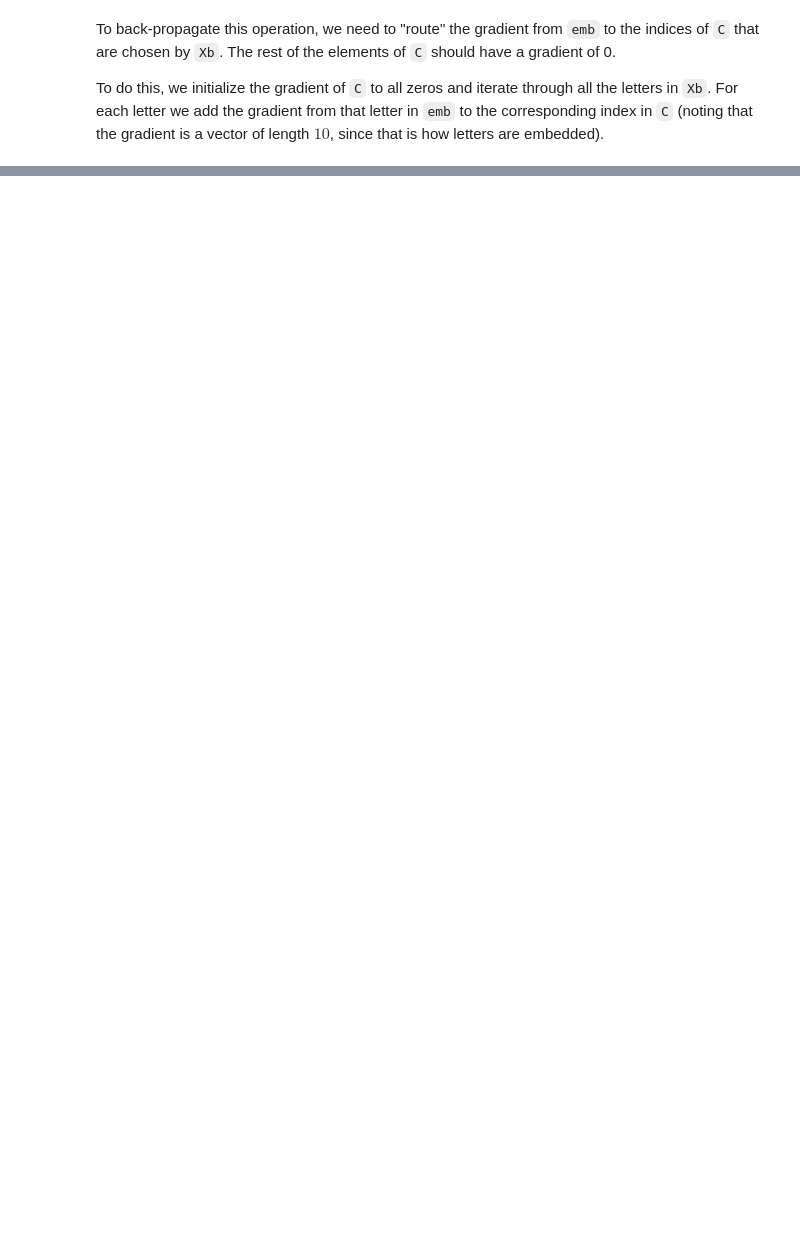
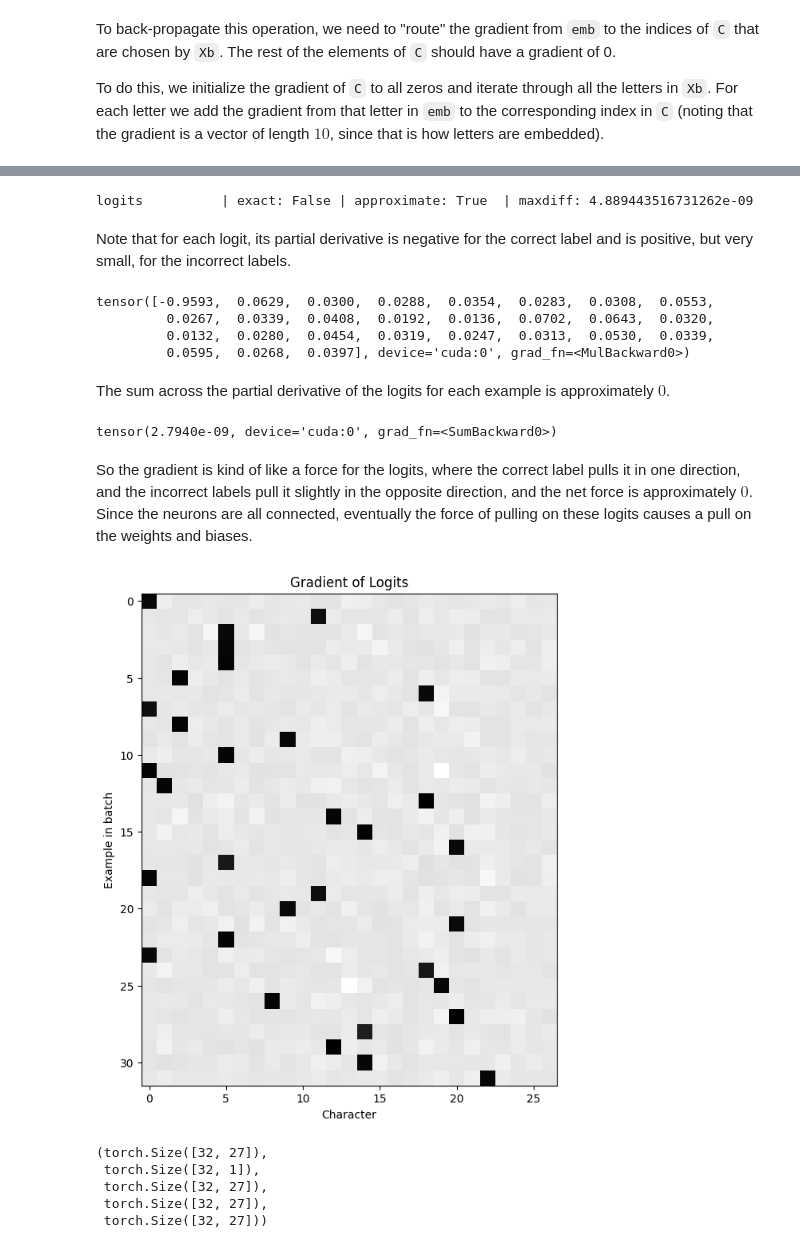
Before and after one commit to Danpythonman/makemore, a Jupyter notebook: part4.ipynb, the cells around one changed output, grey strips where cells are left out. Drawn from its saved outputs; the diff is of its cells as text; code cells hidden in the pictures; blank space fills up the shorter version.

```diff
--- a/part4.ipynb
+++ b/part4.ipynb
@@ -1225,0 +1330,41 @@ C               | exact: False | approximate: True  | maxdiff: 5.587935447692871
+# %%
+dlogits = F.softmax(logits, 1)      # Each logit[i,j] starts with gradient p[i,j]
+dlogits[range(batch_size), Yb] -= 1 # Subtract 1 from the correct labels
+dlogits /= batch_size               # Divide by the batch size since loss is averaged over batches
+cmp('logits', dlogits, logits)
+# %% [output]
+logits          | exact: False | approximate: True  | maxdiff: 4.889443516731262e-09
+# %% [markdown]
+Note that for each logit, its partial derivative is negative for the correct label and is positive, but very small, for the incorrect labels.
+# %%
+dlogits[0] * batch_size
+# %% [output]
+tensor([-0.9593,  0.0629,  0.0300,  0.0288,  0.0354,  0.0283,  0.0308,  0.0553,
+         0.0267,  0.0339,  0.0408,  0.0192,  0.0136,  0.0702,  0.0643,  0.0320,
+         0.0132,  0.0280,  0.0454,  0.0319,  0.0247,  0.0313,  0.0530,  0.0339,
+         0.0595,  0.0268,  0.0397], device='cuda:0', grad_fn=<MulBackward0>)
+# %% [markdown]
+The sum across the partial derivative of the logits for each example is approximately $0$.
+# %%
+dlogits[0].sum()
+# %% [output]
+tensor(2.7940e-09, device='cuda:0', grad_fn=<SumBackward0>)
+# %% [markdown]
+So the gradient is kind of like a force for the logits, where the correct label pulls it in one direction, and the incorrect labels pull it slightly in the opposite direction, and the net force is approximately $0$. Since the neurons are all connected, eventually the force of pulling on these logits causes a pull on the weights and biases.
+# %%
+plt.figure(figsize=(8, 8))
+plt.imshow(dlogits.detach().cpu(), cmap='gray')
+plt.title('Gradient of Logits')
+plt.xlabel('Character')
+plt.ylabel('Example in batch')
+plt.show()
+# %% [output]
+[figure, added]
+# %%
+counts.shape, counts_sum.shape, logits.shape, logprobs.shape, probs.shape
+# %% [output]
+(torch.Size([32, 27]),
+ torch.Size([32, 1]),
+ torch.Size([32, 27]),
+ torch.Size([32, 27]),
+ torch.Size([32, 27]))
```
Also changed, not shown: parts of 17 cells of this notebook.
